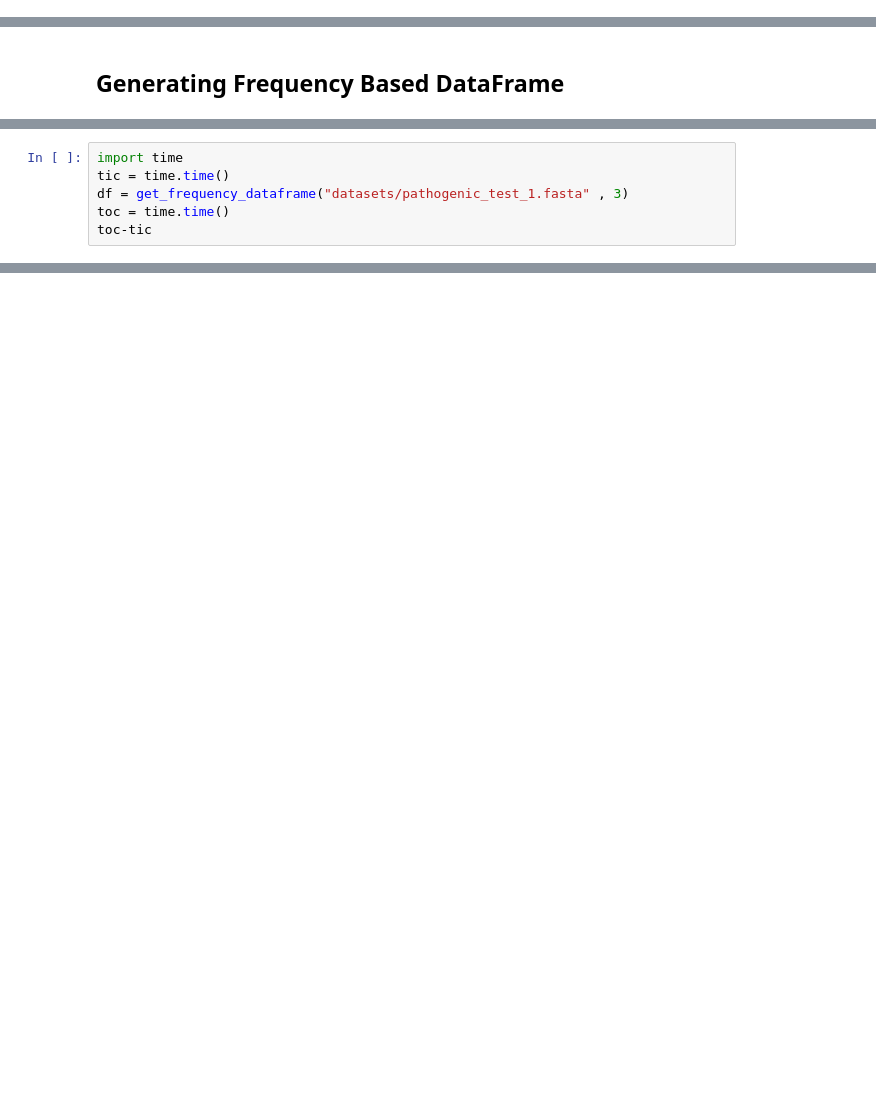
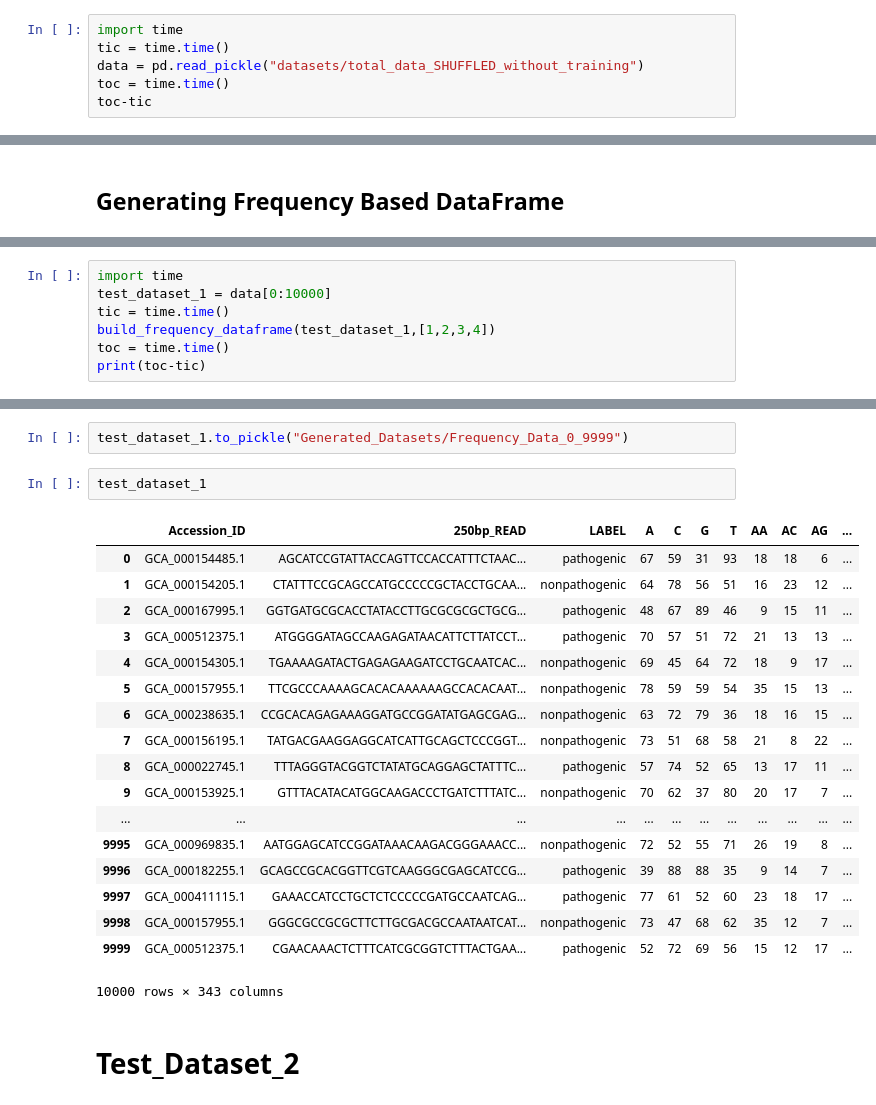
Before and after one commit to harshitjaitly/Pathogenicity-Prediction, a Jupyter notebook: Building Frequency Index.ipynb, the cells around one changed output, grey strips where cells are left out. Saved outputs shown, nothing was run; the diff lists cells and outputs as text; blank space fills up the shorter version.

```diff
--- a/Building Frequency Index.ipynb
+++ b/Building Frequency Index.ipynb
@@ -87,0 +57,6 @@ df
+# %%
+import time
+tic = time.time()
+data = pd.read_pickle("datasets/total_data_SHUFFLED_without_training")
+toc = time.time()
+toc-tic
@@ -115,7 +119,8 @@ def get_frequency_dataframe (filename, max_kmer_size) :
 # %%
 import time
+test_dataset_1 = data[0:10000]
 tic = time.time()
-df = get_frequency_dataframe("datasets/pathogenic_test_1.fasta" , 3)
+build_frequency_dataframe(test_dataset_1,[1,2,3,4])
 toc = time.time()
-toc-tic
+print(toc-tic)
 # %% [output]
@@ -164,0 +133,25 @@ df.groupby(["Accession_ID"]).mean()
+# %%
+test_dataset_1.to_pickle("Generated_Datasets/Frequency_Data_0_9999")
+# %%
+test_dataset_1
+# %% [output]
+|  | Accession_ID | 250bp_READ | LABEL | A | C | G | T | AA | AC | AG | ... |
+| 0 | GCA_000154485.1 | AGCATCCGTATTACCAGTTCCACCATTTCTAAC... | pathogenic | 67 | 59 | 31 | 93 | 18 | 18 | 6 | ... |
+| 1 | GCA_000154205.1 | CTATTTCCGCAGCCATGCCCCCGCTACCTGCAA... | nonpathogenic | 64 | 78 | 56 | 51 | 16 | 23 | 12 | ... |
+| 2 | GCA_000167995.1 | GGTGATGCGCACCTATACCTTGCGCGCGCTGCG... | pathogenic | 48 | 67 | 89 | 46 | 9 | 15 | 11 | ... |
+| 3 | GCA_000512375.1 | ATGGGGATAGCCAAGAGATAACATTCTTATCCT... | pathogenic | 70 | 57 | 51 | 72 | 21 | 13 | 13 | ... |
+| 4 | GCA_000154305.1 | TGAAAAGATACTGAGAGAAGATCCTGCAATCAC... | nonpathogenic | 69 | 45 | 64 | 72 | 18 | 9 | 17 | ... |
+| 5 | GCA_000157955.1 | TTCGCCCAAAAGCACACAAAAAAGCCACACAAT... | nonpathogenic | 78 | 59 | 59 | 54 | 35 | 15 | 13 | ... |
+| 6 | GCA_000238635.1 | CCGCACAGAGAAAGGATGCCGGATATGAGCGAG... | nonpathogenic | 63 | 72 | 79 | 36 | 18 | 16 | 15 | ... |
+| 7 | GCA_000156195.1 | TATGACGAAGGAGGCATCATTGCAGCTCCCGGT... | nonpathogenic | 73 | 51 | 68 | 58 | 21 | 8 | 22 | ... |
+| 8 | GCA_000022745.1 | TTTAGGGTACGGTCTATATGCAGGAGCTATTTC... | pathogenic | 57 | 74 | 52 | 65 | 13 | 17 | 11 | ... |
+| 9 | GCA_000153925.1 | GTTTACATACATGGCAAGACCCTGATCTTTATC... | nonpathogenic | 70 | 62 | 37 | 80 | 20 | 17 | 7 | ... |
+| ... | ... | ... | ... | ... | ... | ... | ... | ... | ... | ... | ... |
+| 9995 | GCA_000969835.1 | AATGGAGCATCCGGATAAACAAGACGGGAAACC... | nonpathogenic | 72 | 52 | 55 | 71 | 26 | 19 | 8 | ... |
+| 9996 | GCA_000182255.1 | GCAGCCGCACGGTTCGTCAAGGGCGAGCATCCG... | pathogenic | 39 | 88 | 88 | 35 | 9 | 14 | 7 | ... |
+| 9997 | GCA_000411115.1 | GAAACCATCCTGCTCTCCCCCGATGCCAATCAG... | pathogenic | 77 | 61 | 52 | 60 | 23 | 18 | 17 | ... |
+| 9998 | GCA_000157955.1 | GGGCGCCGCGCTTCTTGCGACGCCAATAATCAT... | nonpathogenic | 73 | 47 | 68 | 62 | 35 | 12 | 7 | ... |
+| 9999 | GCA_000512375.1 | CGAACAAACTCTTTCATCGCGGTCTTTACTGAA... | pathogenic | 52 | 72 | 69 | 56 | 15 | 12 | 17 | ... |
+10000 rows × 343 columns
+# %% [markdown]
+# Test_Dataset_2
```
Also changed, not shown: parts of 36 cells of this notebook.
